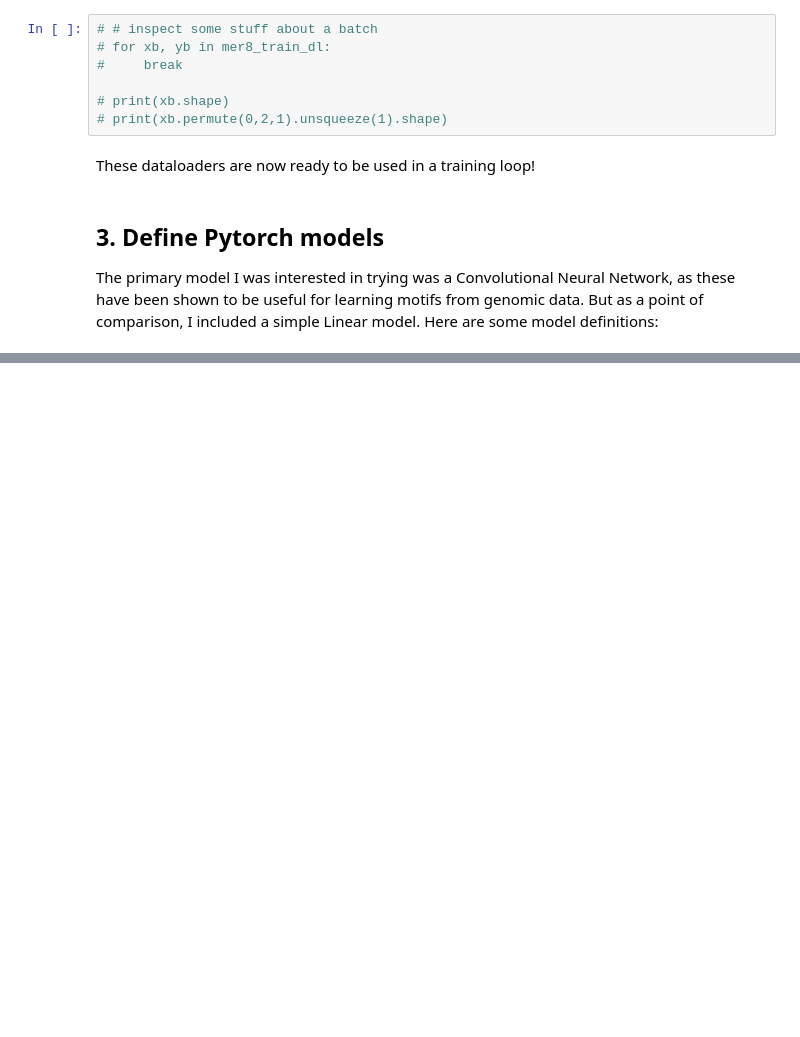
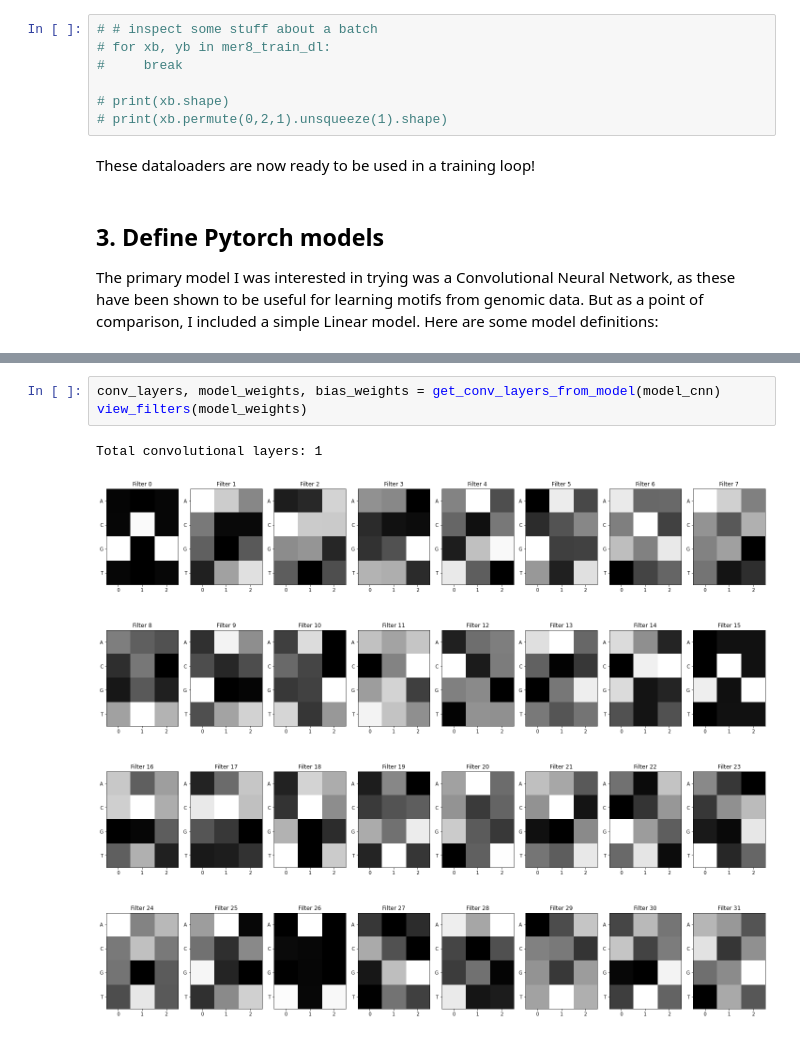
Before and after one commit to erinhwilson/dna-pytorch-tutorial, a Jupyter notebook: basic_DNA_tutorial.ipynb, the cells around one changed output, grey strips where cells are left out. Drawn from its saved outputs; the diff is of its cells as text; blank space fills up the shorter version.

```diff
--- a/basic_DNA_tutorial.ipynb
+++ b/basic_DNA_tutorial.ipynb
@@ -583,0 +966,6 @@ quic
+# %%
+conv_layers, model_weights, bias_weights = get_conv_layers_from_model(model_cnn)
+view_filters(model_weights)
+# %% [output]
+Total convolutional layers: 1
+[figure, added]
```
Also changed, not shown: parts of 54 cells of this notebook, 4 other files.
